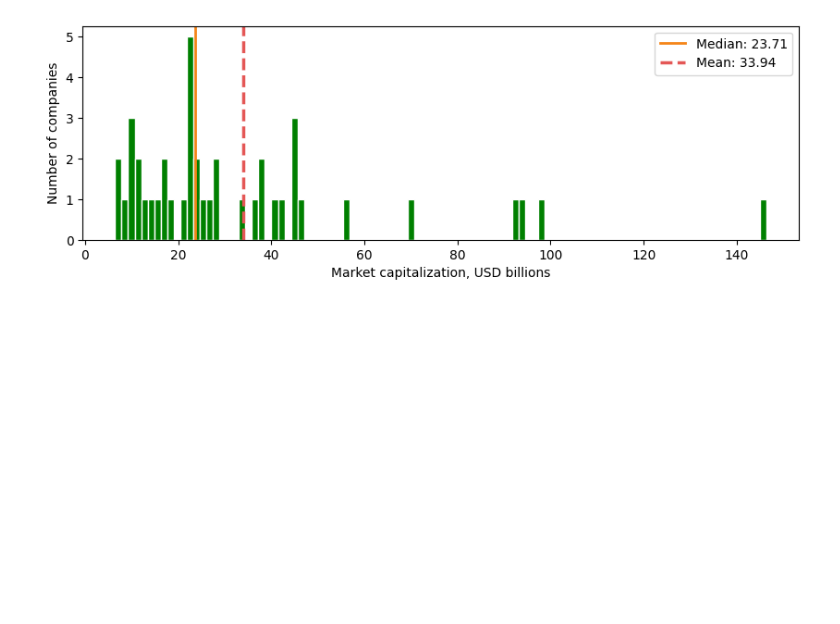
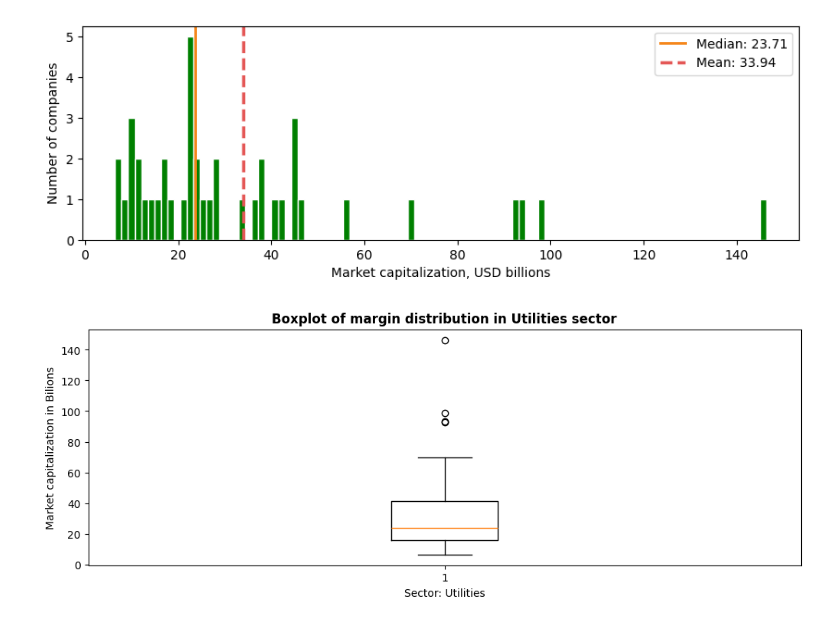
Before and after one commit to kocangregor/BigData, a Jupyter notebook: hw1_Kocan.ipynb, the cells around one changed output. Saved outputs shown, nothing was run; the diff lists cells and outputs as text; code cells hidden in the pictures; blank space fills up the shorter version.

```diff
--- a/hw1_Kocan.ipynb
+++ b/hw1_Kocan.ipynb
@@ -99,3 +101,18 @@ graph1.legend()
 plt.show()
 # %% [output]
 [figure]
+# %%
+figure2, boxplot = plt.subplots(figsize=(12, 4))
+boxplot.boxplot(m_cap_b)
+
+boxplot.set_title("Boxplot of margin distribution in Utilities sector")
+boxplot.set_ylabel("Market capitalization in Bilions")
+boxplot.set_xlabel("Sector: Utilities")
+plt.show()
+
+
+plt.show()
+
+df_new = df[df["market_cap_billion"] <= 80].copy()
+# %% [output]
+[figure, added]
```
Also changed, not shown: parts of 6 cells of this notebook.
